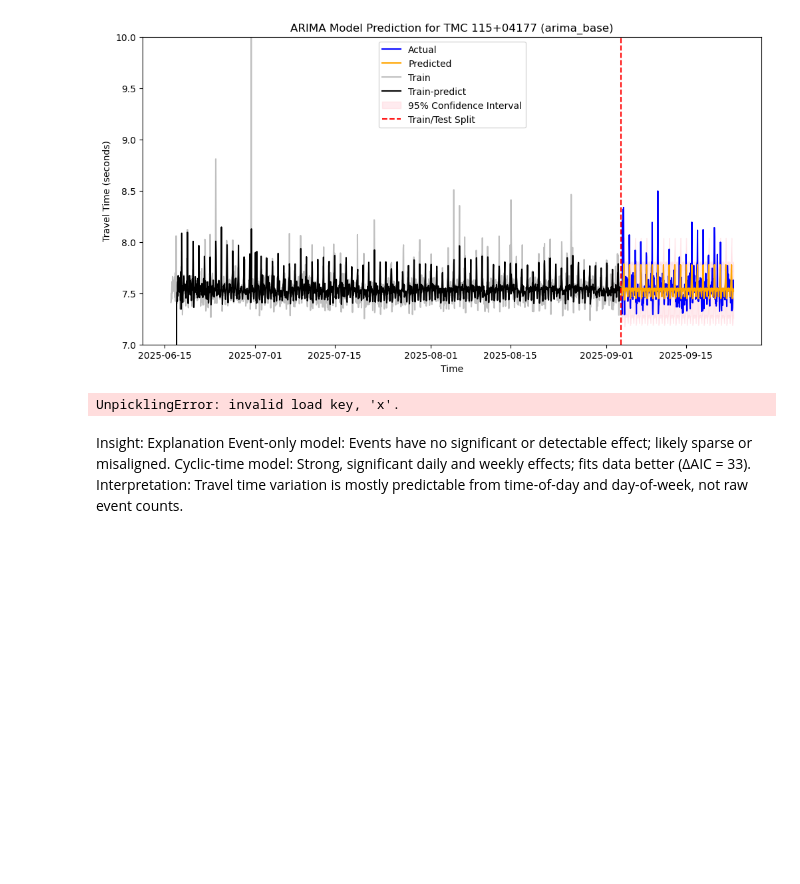
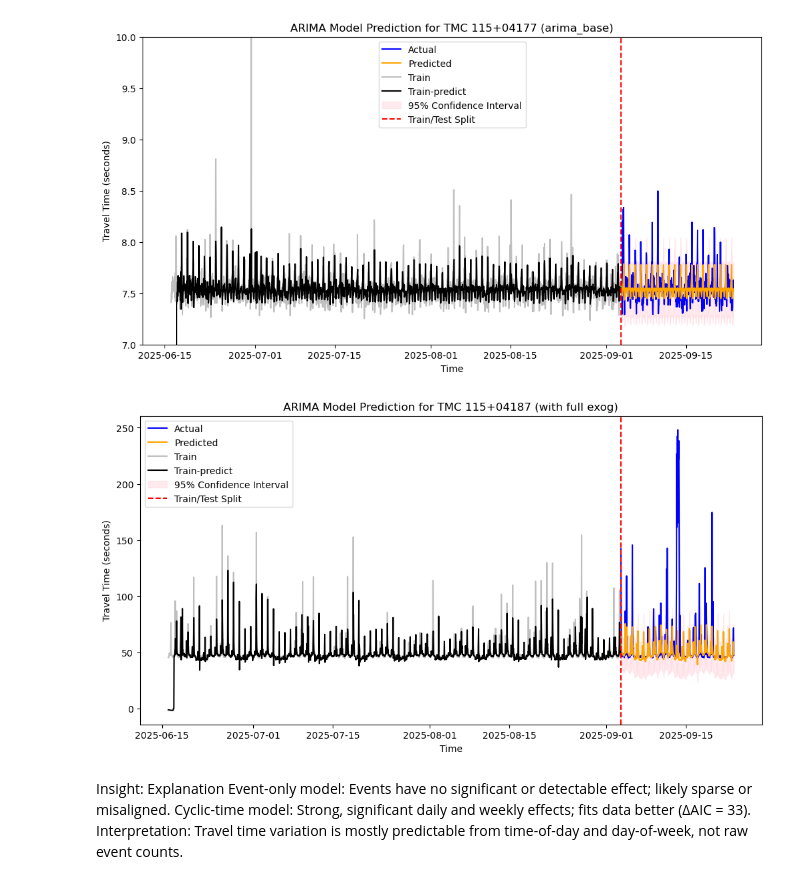
Before and after one commit to kdona/fall-2025-traffic-prediction, a Jupyter notebook: notebooks/i10_train_time_series.ipynb, the cells around one changed output. Cells and saved outputs as stored; diff of their text form; code cells hidden in the pictures; blank space fills up the shorter version.

```diff
--- a/notebooks/i10_train_time_series.ipynb
+++ b/notebooks/i10_train_time_series.ipynb
@@ -86,7 +86,7 @@ EXOG_CONFIGS = {
             'hour_sin','hour_cos','dow_sin','dow_cos','hour_of_week_sin','hour_of_week_cos','is_weekend']
 }
 # ======= choose exogenous variables =======
-config_name = "evt_total"
+config_name = "full"
 exog_cols = EXOG_CONFIGS[config_name]
 # ========================
 grp = X_full.xs(tmc, level='tmc_code').sort_index(level='time_bin')
@@ -113,34 +113,34 @@ res = model.fit()
 # print(res.summary())
 
 forecast = res.get_forecast(steps=len(y_test), exog=X_test[exog_cols])
 pred = forecast.predicted_mean
 pred_in = res.fittedvalues
 
 conf_int = forecast.conf_int()
 try:
     conf_low = conf_int["lower y"]
     conf_upp = conf_int["upper y"]
 except:
     conf_low = conf_int[:,0]
     conf_upp = conf_int[:,1]
 
 plt.figure(figsize=(12,6))
 plt.plot(time_series[-n_test:], y_test, label='Actual', color='blue')
 plt.plot(time_series[-n_test:], pred, label='Predicted', color='orange')
 plt.plot(time_series[:-n_test], y_train, label='Train', color='gray', alpha=0.5)
 plt.plot(time_series[:-n_test], pred_in, label='Train-predict', color='black')
 plt.fill_between(time_series[-n_test:],
                  conf_low, conf_upp,
                  color='pink', alpha=0.3, label='95% Confidence Interval')
 plt.axvline(x=time_series[-n_test], color='red', linestyle='--', label='Train/Test Split')
 # plt.ylim([7,10])
 plt.title(f'ARIMA Model Prediction for TMC {tmc} (with {config_name} exog)')
 plt.xlabel('Time')
 plt.ylabel('Travel Time (seconds)')
 plt.legend()
 plt.show()
 # %% [output]
-UnpicklingError: invalid load key, 'x'.
+[figure, added]
 # %% [markdown]
 Insight:
 Explanation
```
Also changed, not shown: parts of 2 cells of this notebook, 15 other files.
